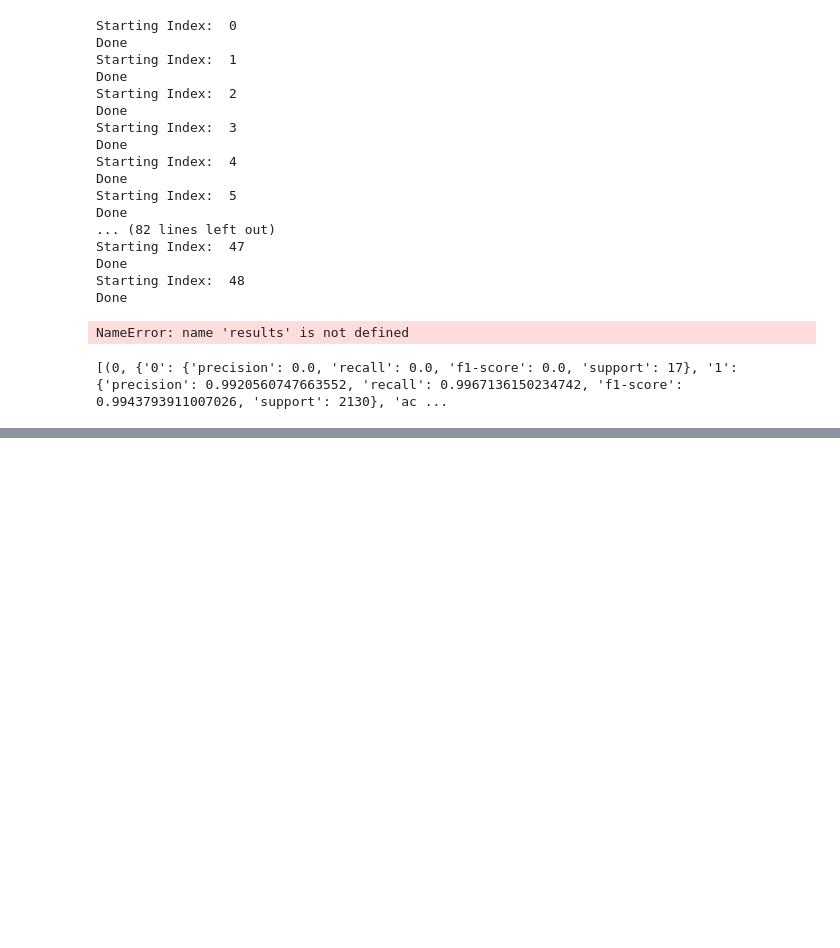
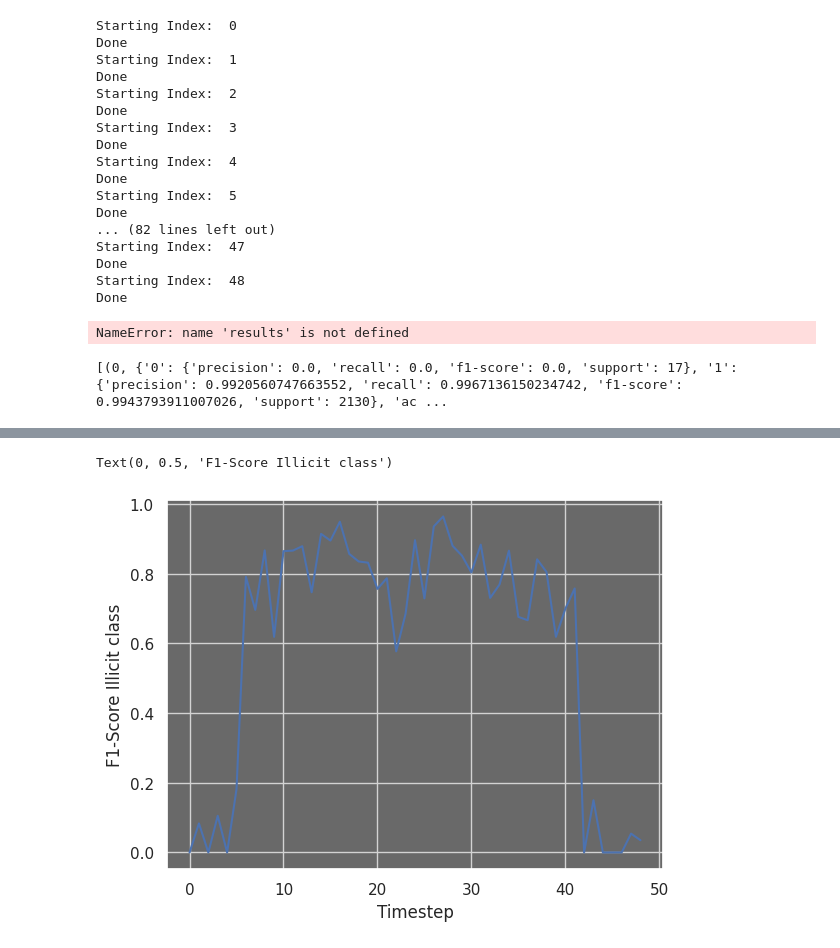
Before and after one commit to CachoobiDoobi/Anti-Money-Laundering-GNNs, a Jupyter notebook: Elliptic/per_timestep_training.ipynb, the cells around one changed output, grey strips where cells are left out. Saved outputs shown, nothing was run; the diff lists cells and outputs as text; code cells hidden in the pictures; blank space fills up the shorter version.

Commit message:
visualisation of f1-score per class

```diff
--- a/Elliptic/per_timestep_training.ipynb
+++ b/Elliptic/per_timestep_training.ipynb
@@ -108,15 +107,13 @@ Done
 Starting Index:  48
 Done
 # %%
-import pickle
-print(results)
-with open("results_cross_validation", "wb") as fp:   #Pickling
-    pickle.dump(results, fp)
+# with open("results_cross_validation", "wb") as fp:   #Pickling
+#     pickle.dump(results, fp)
 # %% [output]
 NameError: name 'results' is not defined
 # %%
 with open("results_cross_validation", "rb") as fp:   # Unpickling
-    b = pickle.load(fp)
-print(b)
+    cv = pickle.load(fp)
+print(cv)
 # %% [output]
 [(0, {'0': {'precision': 0.0, 'recall': 0.0, 'f1-score': 0.0, 'support': 17}, '1': {'precision': 0.9920560747663552, 'recall': 0.9967136150234742, 'f1-score': 0.9943793911007026, 'support': 2130}, 'ac ...
@@ -122,0 +128,16 @@ print(b)
+# %%
+# for each time step plot f1 score for each class
+# f1-score
+illicit_f1_scores = []
+licit_f1_scores   = []
+
+for timestep in range(len(cv)):
+    illicit_f1_scores.append(cv[timestep][1]['0']['f1-score'])
+    licit_f1_scores.append(cv[timestep][1]['1']['f1-score'])
+# %%
+plt.plot(illicit_f1_scores)
+plt.xlabel('Timestep')
+plt.ylabel('F1-Score Illicit class')
+# %% [output]
+Text(0, 0.5, 'F1-Score Illicit class')
+[figure, added]
```
Also changed, not shown: parts of 5 cells of this notebook.
